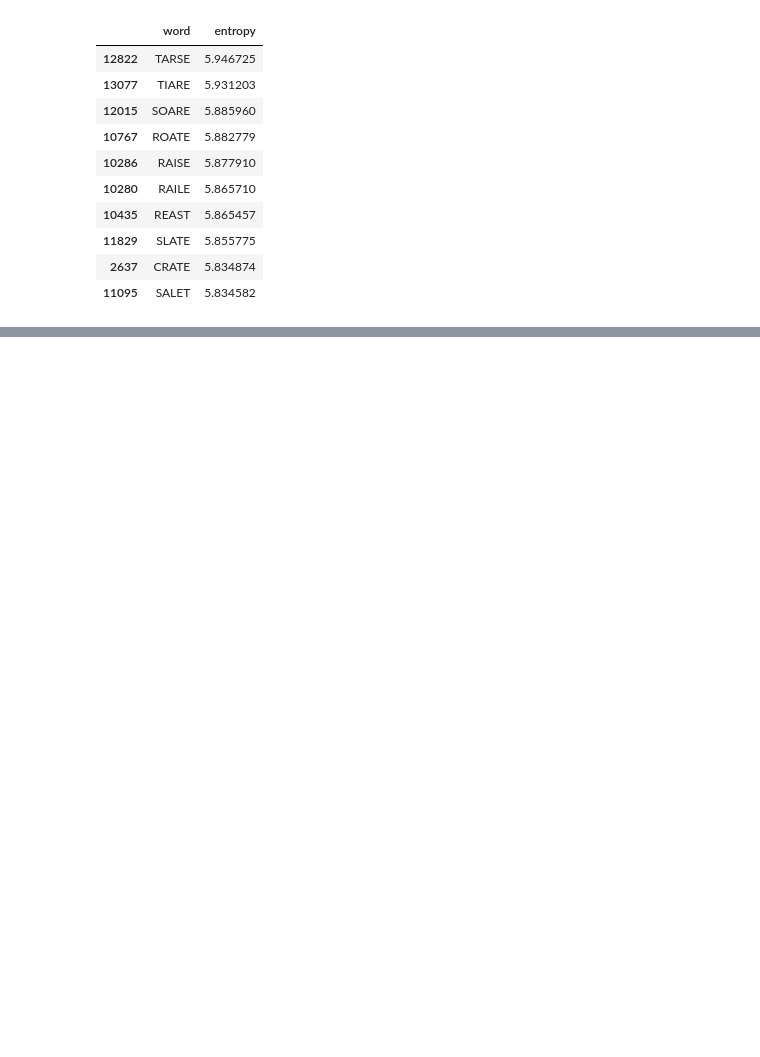
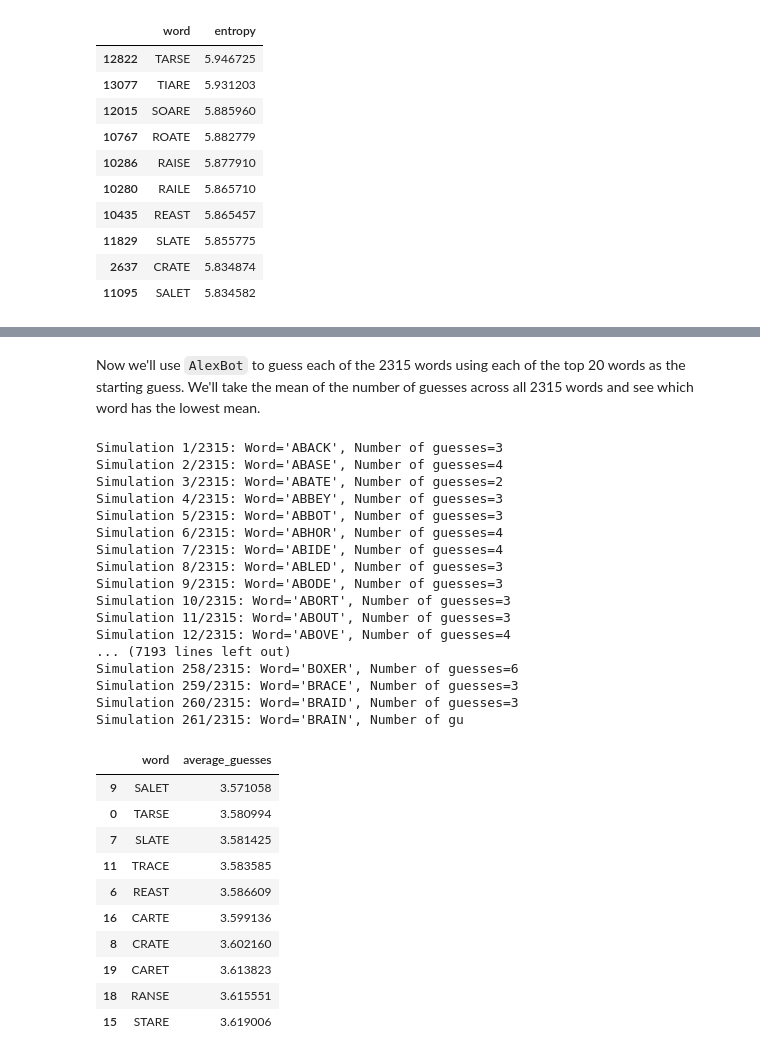
Before and after one commit to AlexSpradling/WordleBot, a Jupyter notebook: entropy_notebook.ipynb, the cells around one changed output, grey strips where cells are left out. Saved outputs shown, nothing was run; the diff lists cells and outputs as text; code cells hidden in the pictures; blank space fills up the shorter version.

Commit message:
Added README, notebook cleanups, best_words in .csv

```diff
--- a/entropy_notebook.ipynb
+++ b/entropy_notebook.ipynb
@@ -481,8 +453,3 @@ entropy_df.head(10)
 | 11829 | SLATE | 5.855775 |
 | 2637 | CRATE | 5.834874 |
 | 11095 | SALET | 5.834582 |
-# %%
-# mask entropy_df to only show words that are in the answer_pool
-answer_pool_set = set(answer_pool)
-entropy_df = entropy_df[entropy_df["word"].apply(lambda x: x in answer_pool_set)]
-entropy_df.head(10)
@@ -501,5 +456,5 @@ entropy_df.head(10)
 # %%
 # make a list of the top 10 words with the highest entropy
-top_10_words = entropy_df["word"].tolist()[:20]
-top_10_words
+top_20_words = entropy_df["word"].tolist()[:20]
+top_20_words
 # %% [output]
@@ -525,0 +481,44 @@ top_10_words
+# %% [markdown]
+Now we'll use `AlexBot` to guess each of the 2315 words using each of the top 20 words as the starting guess. We'll take the mean of the number of guesses across all 2315 words and see which word has the lowest mean.
+# %%
+from alex_bot import simulate_all_wordle_games, load_word_list_from_py
+GUESS_LIST_PATH = "word_lists/officialanswers.py"
+ANSWER_LIST_PATH = "word_lists/officialanswers.py"
+guess_list = load_word_list_from_py(GUESS_LIST_PATH)
+answer_list = load_word_list_from_py(ANSWER_LIST_PATH)
+
+# simulate all wordle games for the top 10 words, make a data frame of the results
+results = pd.DataFrame()
+results["word"] = top_20_words
+results['average_guesses'] = results["word"].apply(lambda x: simulate_all_wordle_games(x, guess_list, answer_list))
+results.sort_values(by="average_guesses", ascending=True, inplace=True)
+results.head(10)
+# %% [output]
+Simulation 1/2315: Word='ABACK', Number of guesses=3
+Simulation 2/2315: Word='ABASE', Number of guesses=4
+Simulation 3/2315: Word='ABATE', Number of guesses=2
+Simulation 4/2315: Word='ABBEY', Number of guesses=3
+Simulation 5/2315: Word='ABBOT', Number of guesses=3
+Simulation 6/2315: Word='ABHOR', Number of guesses=4
+Simulation 7/2315: Word='ABIDE', Number of guesses=4
+Simulation 8/2315: Word='ABLED', Number of guesses=3
+Simulation 9/2315: Word='ABODE', Number of guesses=3
+Simulation 10/2315: Word='ABORT', Number of guesses=3
+Simulation 11/2315: Word='ABOUT', Number of guesses=3
+Simulation 12/2315: Word='ABOVE', Number of guesses=4
+... (7193 lines left out)
+Simulation 258/2315: Word='BOXER', Number of guesses=6
+Simulation 259/2315: Word='BRACE', Number of guesses=3
+Simulation 260/2315: Word='BRAID', Number of guesses=3
+Simulation 261/2315: Word='BRAIN', Number of gu
+|  | word | average_guesses |
+| 9 | SALET | 3.571058 |
+| 0 | TARSE | 3.580994 |
+| 7 | SLATE | 3.581425 |
+| 11 | TRACE | 3.583585 |
+| 6 | REAST | 3.586609 |
+| 16 | CARTE | 3.599136 |
+| 8 | CRATE | 3.602160 |
+| 19 | CARET | 3.613823 |
+| 18 | RANSE | 3.615551 |
+| 15 | STARE | 3.619006 |
```
Also changed, not shown: parts of 7 cells of this notebook, 3 other files.
